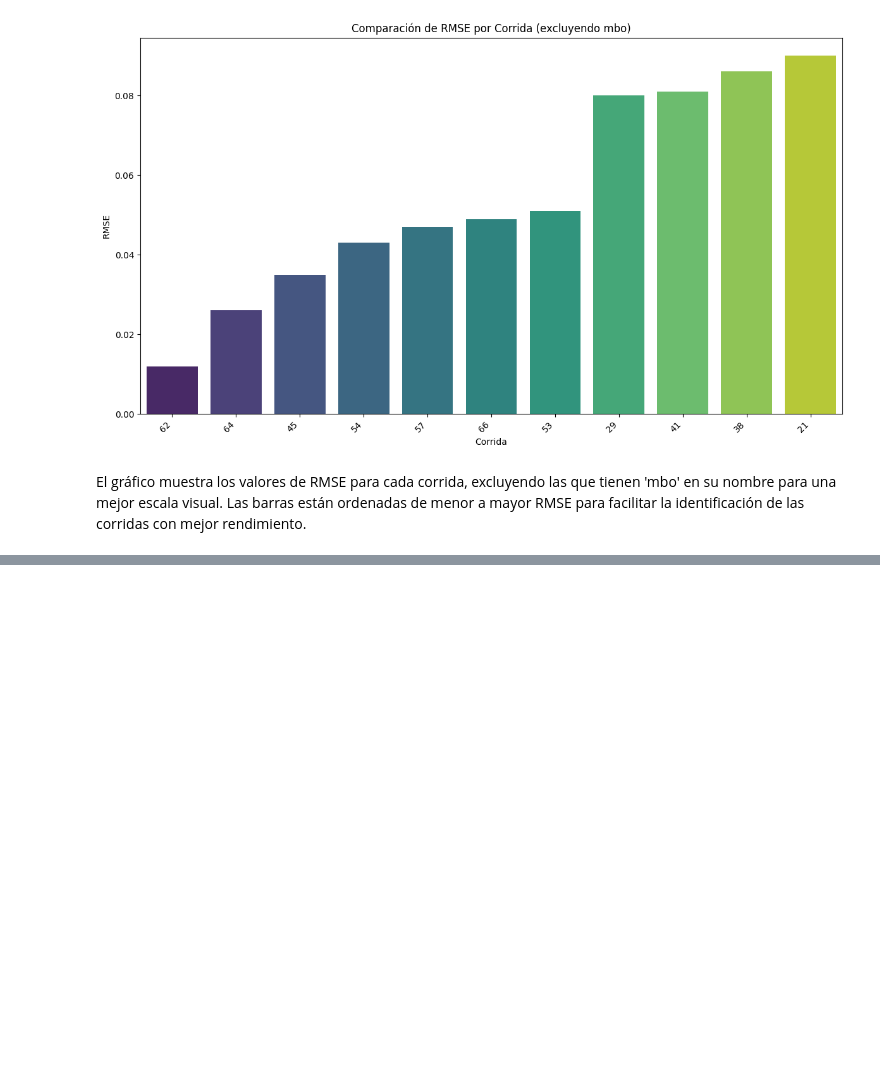
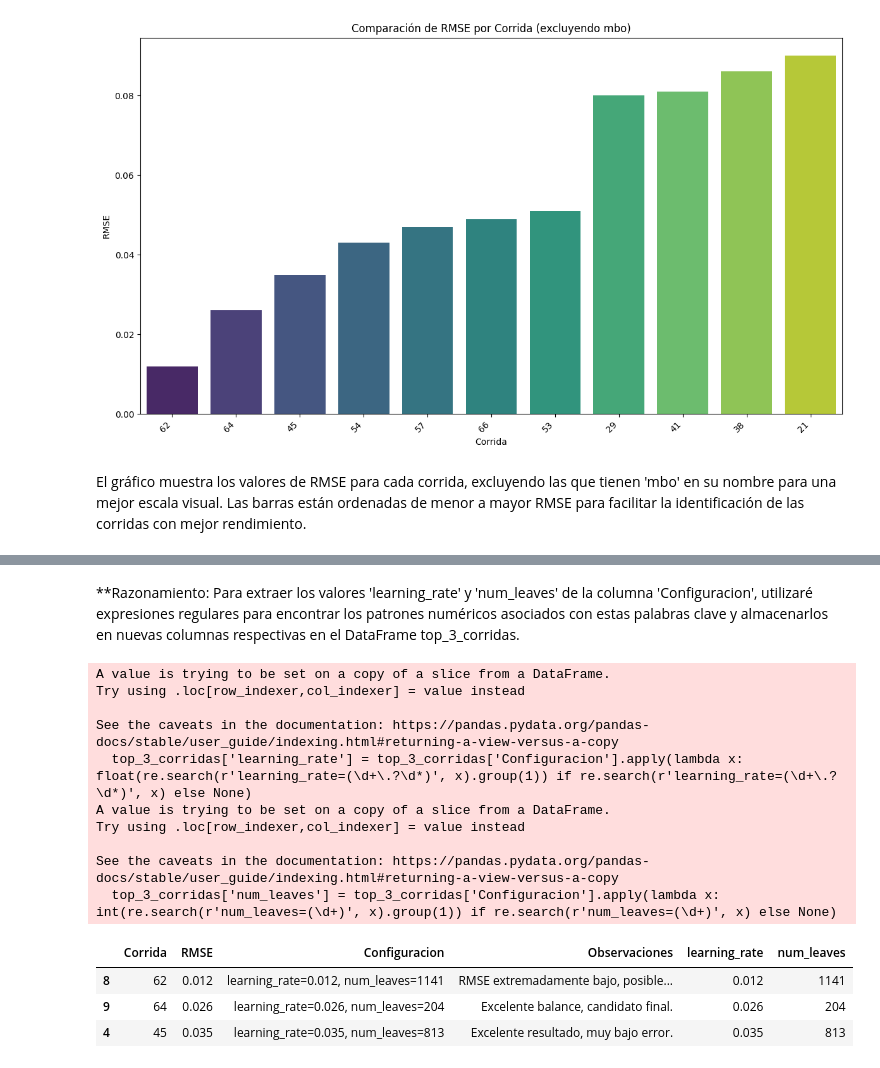
Before and after one commit to MartinaZubaran/health_economics_challenge, a Jupyter notebook: mejores_corridas.ipynb, the cells around one changed output, grey strips where cells are left out. Saved outputs shown, nothing was run; the diff lists cells and outputs as text; code cells hidden in the pictures; blank space fills up the shorter version.

```diff
--- a/mejores_corridas.ipynb
+++ b/mejores_corridas.ipynb
@@ -87,0 +136,28 @@ El gráfico muestra los valores de RMSE para cada corrida, excluyendo las que ti
+# %% [markdown]
+**Razonamiento: Para extraer los valores 'learning_rate' y 'num_leaves' de la columna 'Configuracion', utilizaré expresiones regulares para encontrar los patrones numéricos asociados con estas palabras clave y almacenarlos en nuevas columnas respectivas en el DataFrame top_3_corridas.
+# %%
+import re
+
+# Extraer learning_rate
+top_3_corridas['learning_rate'] = top_3_corridas['Configuracion'].apply(lambda x: float(re.search(r'learning_rate=(\d+\.?\d*)', x).group(1)) if re.search(r'learning_rate=(\d+\.?\d*)', x) else None)
+
+# Extraer num_leaves
+top_3_corridas['num_leaves'] = top_3_corridas['Configuracion'].apply(lambda x: int(re.search(r'num_leaves=(\d+)', x).group(1)) if re.search(r'num_leaves=(\d+)', x) else None)
+
+# Mostrar el DataFrame actualizado
+display(top_3_corridas)
+# %% [output]
+A value is trying to be set on a copy of a slice from a DataFrame.
+Try using .loc[row_indexer,col_indexer] = value instead
+
+See the caveats in the documentation: https://pandas.pydata.org/pandas-docs/stable/user_guide/indexing.html#returning-a-view-versus-a-copy
+  top_3_corridas['learning_rate'] = top_3_corridas['Configuracion'].apply(lambda x: float(re.search(r'learning_rate=(\d+\.?\d*)', x).group(1)) if re.search(r'learning_rate=(\d+\.?\d*)', x) else None)
+A value is trying to be set on a copy of a slice from a DataFrame.
+Try using .loc[row_indexer,col_indexer] = value instead
+
+See the caveats in the documentation: https://pandas.pydata.org/pandas-docs/stable/user_guide/indexing.html#returning-a-view-versus-a-copy
+  top_3_corridas['num_leaves'] = top_3_corridas['Configuracion'].apply(lambda x: int(re.search(r'num_leaves=(\d+)', x).group(1)) if re.search(r'num_leaves=(\d+)', x) else None)
+|  | Corrida | RMSE | Configuracion | Observaciones | learning_rate | num_leaves |
+| 8 | 62 | 0.012 | learning_rate=0.012, num_leaves=1141 | RMSE extremadamente bajo, posible... | 0.012 | 1141 |
+| 9 | 64 | 0.026 | learning_rate=0.026, num_leaves=204 | Excelente balance, candidato final. | 0.026 | 204 |
+| 4 | 45 | 0.035 | learning_rate=0.035, num_leaves=813 | Excelente resultado, muy bajo error. | 0.035 | 813 |
```
Also changed, not shown: parts of 19 cells of this notebook.
